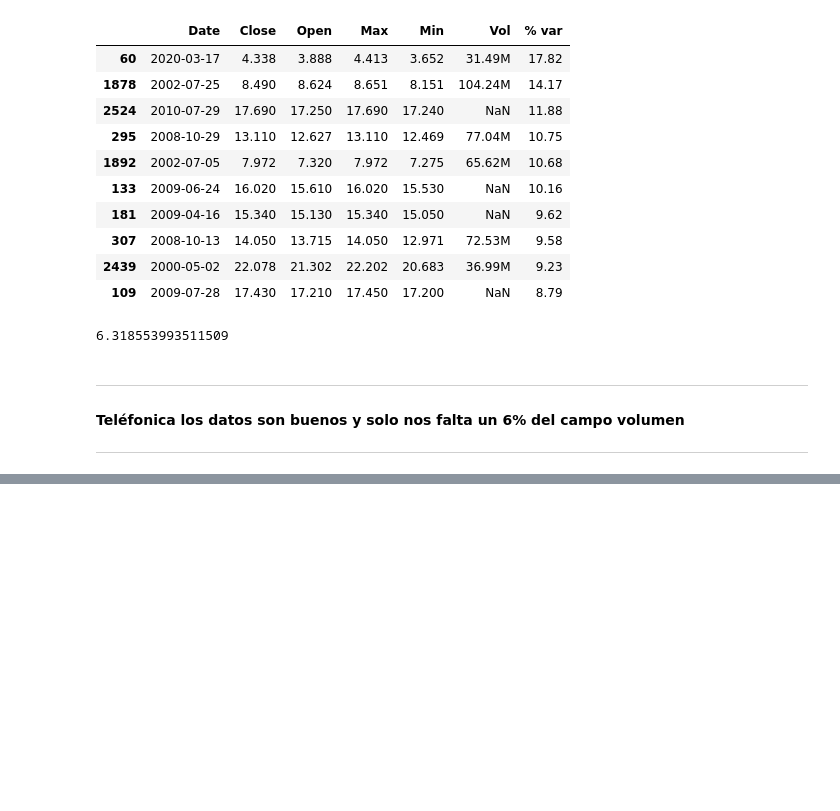
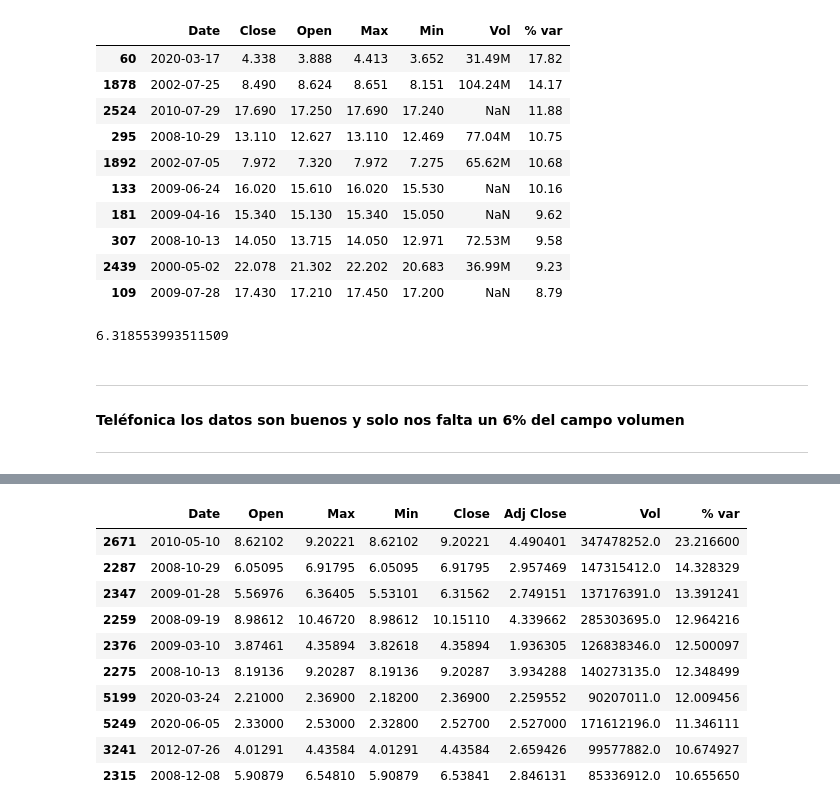
Before and after one commit to alfongoma/TFM, a Jupyter notebook: history_data.ipynb, the cells around one changed output, grey strips where cells are left out. Saved outputs shown, nothing was run; the diff lists cells and outputs as text; code cells hidden in the pictures; blank space fills up the shorter version.

Commit message:
Load data from yahoo

```diff
--- a/history_data.ipynb
+++ b/history_data.ipynb
@@ -239,0 +248,36 @@ df_stock.sort_values(by=['% var'],ascending=False).head(10)
+# %%
+def load_data_yahoo(stock):
+
+    name_df = "df_" + stock.lower()
+    path_csv = "data/" + stock + "/yahoo"
+
+    files = [f for f in listdir(path_csv) if isfile(join(path_csv, f))]
+
+    df_yahoo = pd.DataFrame()
+    appended_data = []
+    for file in files:
+        if 'csv' in file:
+            df = pd.read_csv(path_csv + "/" + file ,decimal=","
+                             ,header=0,
+                             names=['Date','Open','Max','Min','Close','Adj Close','Vol'])
+            appended_data.append(df)
+
+    df_yahoo = pd.concat(appended_data)
+
+    # Convertimos el string en Date
+    df_yahoo['Date'] = pd.to_datetime(df_yahoo['Date'],format="%Y-%m-%d")
+    df_yahoo['Close'] = df_yahoo['Close'].astype(float)
+    df_yahoo['Open'] = df_yahoo['Open'].astype(float)
+    df_yahoo['Max'] = df_yahoo['Max'].astype(float)
+    df_yahoo['Min'] = df_yahoo['Min'].astype(float)
+    df_yahoo['Adj Close'] = df_yahoo['Adj Close'].astype(float)
+
+    df_yahoo = df_yahoo.sort_values(by=['Date'],ascending=True)
+
+    # En la data de yahoo no viene % Var, lo calculamos y se lo añadimos al dataframe
+    for i in range(1, len(df_yahoo)):
+        df_yahoo.loc[i, '% var'] = ((df_yahoo_san.loc[i, 'Close']*100) / df_yahoo_san.loc[i-1, 'Close'])-100
+
+    return df_yahoo
+# %%
+df_yahoo_san = load_data_yahoo('SAN')
@@ -239,0 +313,14 @@ df_stock.sort_values(by=['% var'],ascending=False).head(10)
+# %%
+df_yahoo_san.sort_values(by=['% var'],ascending=False).head(10)
+# %% [output]
+|  | Date | Open | Max | Min | Close | Adj Close | Vol | % var |
+| 2671 | 2010-05-10 | 8.62102 | 9.20221 | 8.62102 | 9.20221 | 4.490401 | 347478252.0 | 23.216600 |
+| 2287 | 2008-10-29 | 6.05095 | 6.91795 | 6.05095 | 6.91795 | 2.957469 | 147315412.0 | 14.328329 |
+| 2347 | 2009-01-28 | 5.56976 | 6.36405 | 5.53101 | 6.31562 | 2.749151 | 137176391.0 | 13.391241 |
+| 2259 | 2008-09-19 | 8.98612 | 10.46720 | 8.98612 | 10.15110 | 4.339662 | 285303695.0 | 12.964216 |
+| 2376 | 2009-03-10 | 3.87461 | 4.35894 | 3.82618 | 4.35894 | 1.936305 | 126838346.0 | 12.500097 |
+| 2275 | 2008-10-13 | 8.19136 | 9.20287 | 8.19136 | 9.20287 | 3.934288 | 140273135.0 | 12.348499 |
+| 5199 | 2020-03-24 | 2.21000 | 2.36900 | 2.18200 | 2.36900 | 2.259552 | 90207011.0 | 12.009456 |
+| 5249 | 2020-06-05 | 2.33000 | 2.53000 | 2.32800 | 2.52700 | 2.527000 | 171612196.0 | 11.346111 |
+| 3241 | 2012-07-26 | 4.01291 | 4.43584 | 4.01291 | 4.43584 | 2.659426 | 99577882.0 | 10.674927 |
+| 2315 | 2008-12-08 | 5.90879 | 6.54810 | 5.90879 | 6.53841 | 2.846131 | 85336912.0 | 10.655650 |
```
Also changed, not shown: parts of 16 cells of this notebook, 35 other files.
